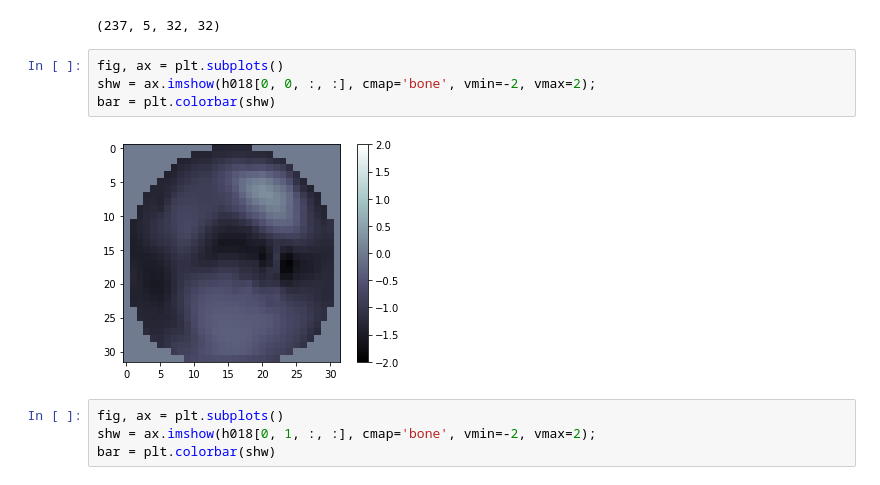
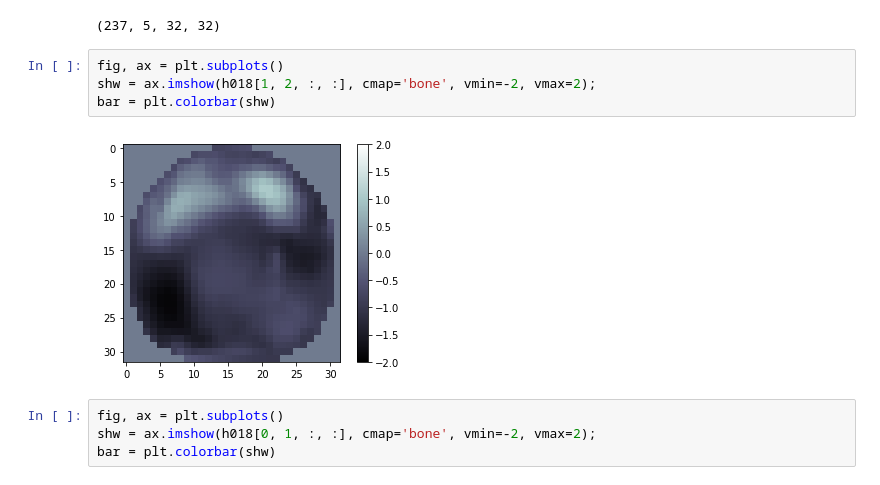
Before and after one commit to sylvainlugeon/dream-prediction, a Jupyter notebook: draft/draft.ipynb, the cells around one changed output. Cells and saved outputs as stored; diff of their text form.

```diff
--- a/draft/draft.ipynb
+++ b/draft/draft.ipynb
@@ -37,10 +37,10 @@ h018.shape
 (237, 5, 32, 32)
 # %%
 fig, ax = plt.subplots()
-shw = ax.imshow(h018[0, 0, :, :], cmap='bone', vmin=-2, vmax=2);
+shw = ax.imshow(h018[1, 2, :, :], cmap='bone', vmin=-2, vmax=2);
 bar = plt.colorbar(shw)
 # %% [output]
-[figure, old version]
+[figure, new version]
 # %%
 fig, ax = plt.subplots()
 shw = ax.imshow(h018[0, 1, :, :], cmap='bone', vmin=-2, vmax=2);
```
Also changed, not shown: parts of 44 cells of this notebook, 43 other files.
